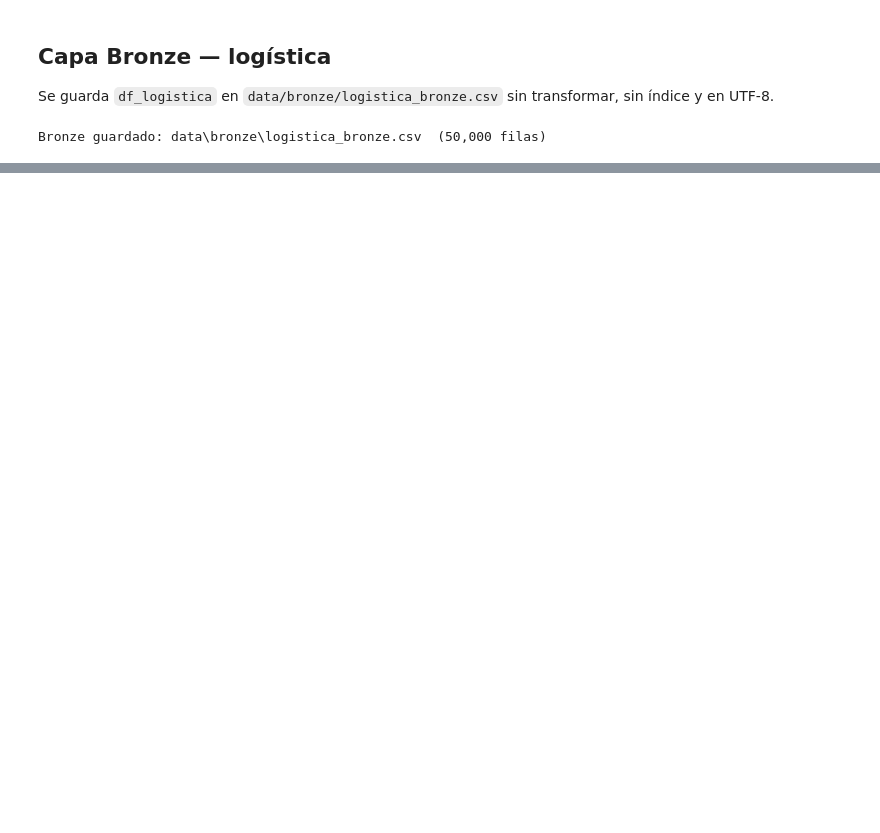
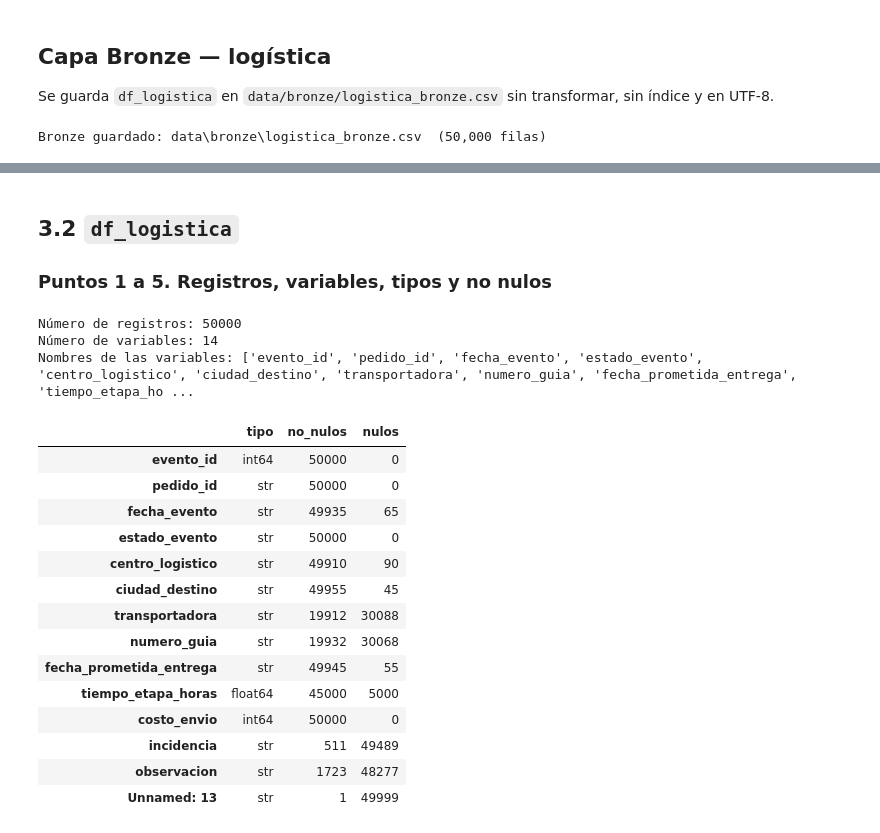
Before and after one commit to Lecho67/kaismart-etl, a Jupyter notebook: lab_etl_kaismart.ipynb, the cells around one changed output, grey strips where cells are left out. Saved outputs shown, nothing was run; the diff lists cells and outputs as text; code cells hidden in the pictures; blank space fills up the shorter version.

```diff
--- a/lab_etl_kaismart.ipynb
+++ b/lab_etl_kaismart.ipynb
@@ -273,0 +461,34 @@ Bronze guardado: data\bronze\logistica_bronze.csv  (50,000 filas)
+# %% [markdown]
+## 3.2 `df_logistica`
+
+### Puntos 1 a 5. Registros, variables, tipos y no nulos
+# %%
+print("Número de registros:", df_logistica.shape[0])
+print("Número de variables:", df_logistica.shape[1])
+print("Nombres de las variables:", list(df_logistica.columns))
+
+# Tipo de dato y cantidad de registros no nulos de cada variable
+pd.DataFrame({
+    "tipo": df_logistica.dtypes,
+    "no_nulos": df_logistica.notna().sum(),
+    "nulos": df_logistica.isna().sum(),
+})
+# %% [output]
+Número de registros: 50000
+Número de variables: 14
+Nombres de las variables: ['evento_id', 'pedido_id', 'fecha_evento', 'estado_evento', 'centro_logistico', 'ciudad_destino', 'transportadora', 'numero_guia', 'fecha_prometida_entrega', 'tiempo_etapa_ho ...
+|  | tipo | no_nulos | nulos |
+| evento_id | int64 | 50000 | 0 |
+| pedido_id | str | 50000 | 0 |
+| fecha_evento | str | 49935 | 65 |
+| estado_evento | str | 50000 | 0 |
+| centro_logistico | str | 49910 | 90 |
+| ciudad_destino | str | 49955 | 45 |
+| transportadora | str | 19912 | 30088 |
+| numero_guia | str | 19932 | 30068 |
+| fecha_prometida_entrega | str | 49945 | 55 |
+| tiempo_etapa_horas | float64 | 45000 | 5000 |
+| costo_envio | int64 | 50000 | 0 |
+| incidencia | str | 511 | 49489 |
+| observacion | str | 1723 | 48277 |
+| Unnamed: 13 | str | 1 | 49999 |
```
Also changed, not shown: parts of 47 cells of this notebook, 1 other file.
